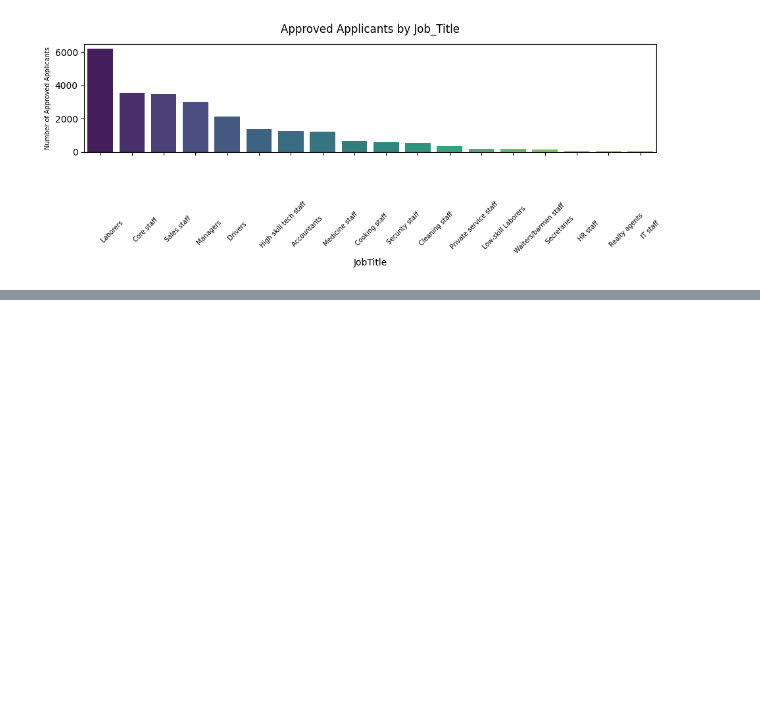
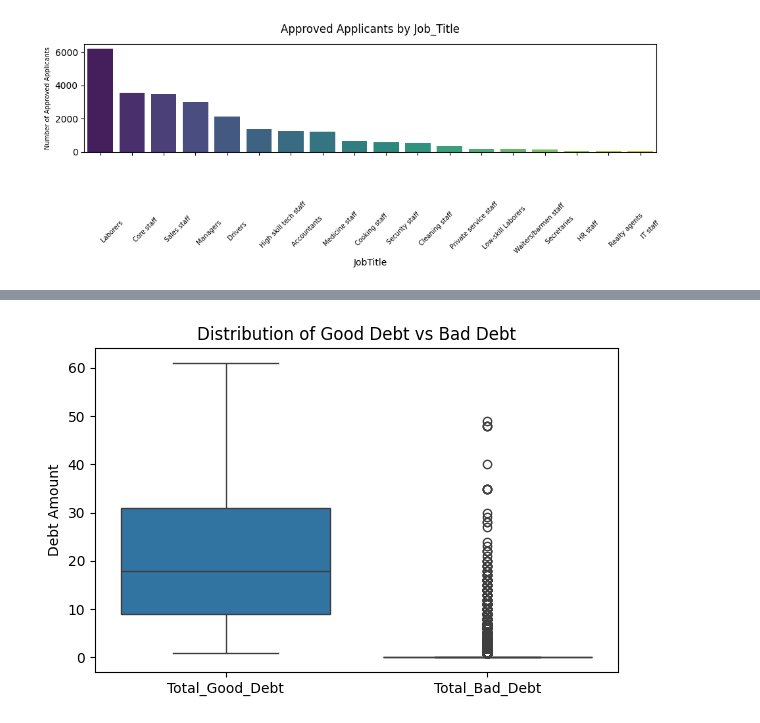
Before and after one commit to Abdulsubahan2003/Mini_Project_2, a Jupyter notebook: project.ipynb, the cells around one changed output, grey strips where cells are left out. Saved outputs shown, nothing was run; the diff lists cells and outputs as text; code cells hidden in the pictures; blank space fills up the shorter version.

```diff
--- a/project.ipynb
+++ b/project.ipynb
@@ -358,0 +387,9 @@ Passing `palette` without assigning `hue` is deprecated and will be removed in v
+# %%
+plt.figure(figsize=(6,4))
+sns.boxplot(data=df[['Total_Good_Debt', 'Total_Bad_Debt']])
+plt.title('Distribution of Good Debt vs Bad Debt')
+plt.ylabel('Debt Amount')
+plt.tight_layout()
+plt.show()
+# %% [output]
+[figure, added]
```
Also changed, not shown: parts of 16 cells of this notebook.
